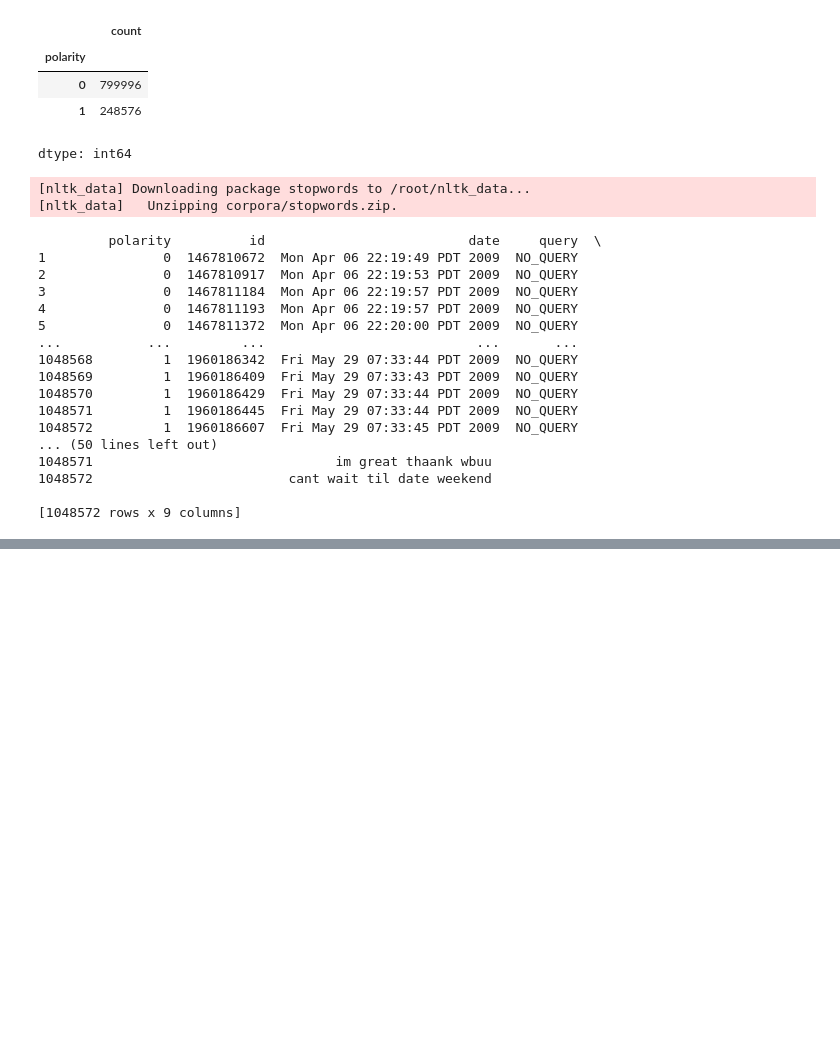
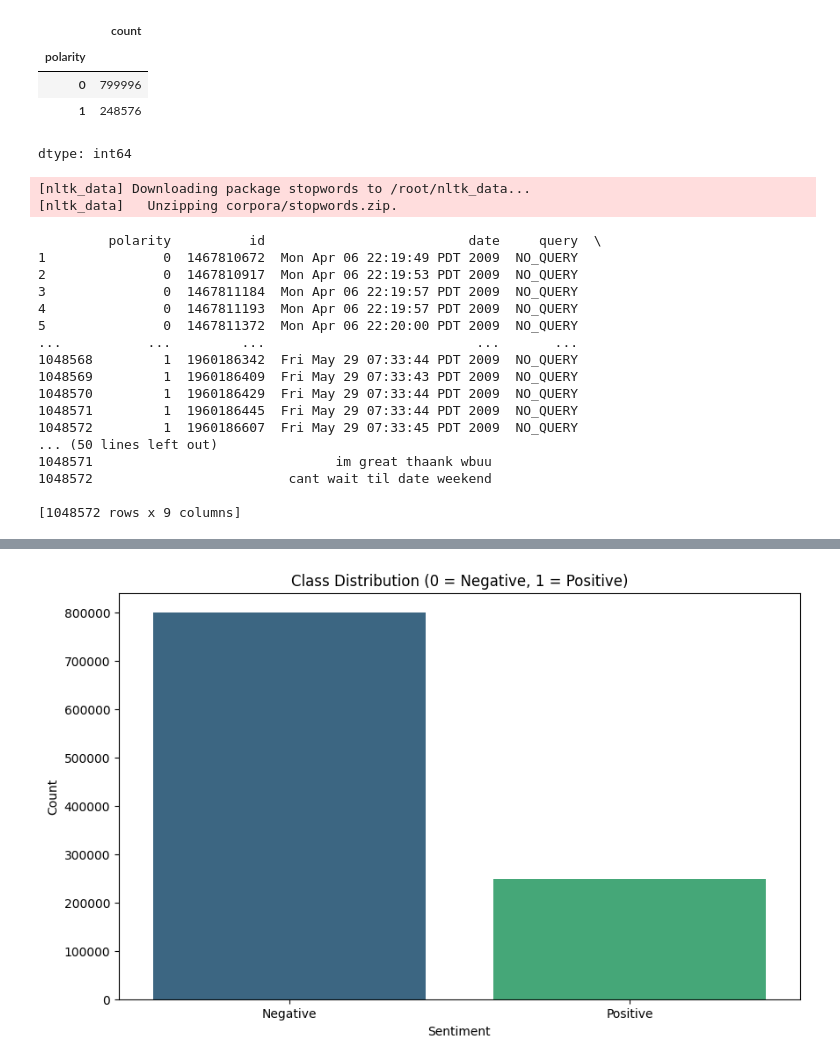
Before and after one commit to ParthKhiriya/Sentiment_Analysis_PRML_Project, a Jupyter notebook: Sentiment_Classification.ipynb, the cells around one changed output, grey strips where cells are left out. Drawn from its saved outputs; the diff is of its cells as text; code cells hidden in the pictures; blank space fills up the shorter version.

```diff
--- a/Sentiment_Classification.ipynb
+++ b/Sentiment_Classification.ipynb
@@ -164,0 +167,86 @@ print(df)
+# %%
+import pandas as pd
+import numpy as np
+import matplotlib.pyplot as plt
+import seaborn as sns
+from wordcloud import WordCloud
+from collections import Counter
+import nltk
+from nltk.corpus import stopwords
+from nltk.util import ngrams
+from itertools import chain
+from builtins import zip
+
+# Create a copy of the existing dataframe for EDA to avoid modifying df
+df_eda = df.copy()
+
+# **1. Class Distribution Visualization**
+plt.figure(figsize=(10, 6))
+sns.countplot(x=df_eda['polarity'], palette="viridis")
+plt.title("Class Distribution (0 = Negative, 1 = Positive)")
+plt.xlabel("Sentiment")
+plt.ylabel("Count")
+plt.xticks(ticks=[0, 1], labels=["Negative", "Positive"])
+plt.show()
+
+# **2. Text Length Distribution**
+df_eda["text_length"] = df_eda["text"].apply(lambda x: len(x.split()))
+plt.figure(figsize=(10, 6))
+sns.histplot(df_eda["text_length"], bins=50, kde=True)
+plt.title("Distribution of Tweet Lengths")
+plt.xlabel("Number of Words")
+plt.ylabel("Frequency")
+plt.show()
+
+# **3. Word Cloud for Positive & Negative Tweets**
+stop_words = set(stopwords.words('english'))
+
+# Function to generate word cloud
+def generate_wordcloud(text, title):
+    plt.figure(figsize=(10, 6))
+    wordcloud = WordCloud(stopwords=stop_words, background_color='white', width=800, height=400).generate(' '.join(text))
+    plt.imshow(wordcloud, interpolation='bilinear')
+    plt.title(title, fontsize=14)
+    plt.axis("off")
+    plt.show()
+
+# Generate word clouds
+generate_wordcloud(df_eda[df_eda['polarity'] == 1]['text'], "Most Common Words in Positive Tweets")
+generate_wordcloud(df_eda[df_eda['polarity'] == 0]['text'], "Most Common Words in Negative Tweets")
+
+# **4. Most Frequent Words**
+def get_top_n_words(text, n=20):
+    words = list(chain(*text.str.split()))
+    words = [word.lower() for word in words if word.isalpha() and word not in stop_words]
+    return Counter(words).most_common(n)
+
+# Plot top words for both classes
+top_words_positive = get_top_n_words(df_eda[df_eda['polarity'] == 1]['text'])
+top_words_negative = get_top_n_words(df_eda[df_eda['polarity'] == 0]['text'])
+
+def plot_top_words(word_freq, title):
+    words, counts = list(zip(*word_freq))
+    plt.figure(figsize=(10, 6))
+    sns.barplot(x=list(counts), y=list(words), palette="magma")
+    plt.title(title)
+    plt.xlabel("Frequency")
+    plt.ylabel("Words")
+    plt.show()
+
+plot_top_words(top_words_positive, "Top 20 Words in Positive Tweets")
+plot_top_words(top_words_negative, "Top 20 Words in Negative Tweets")
+
+# **5. Bi-gram & Tri-gram Analysis**
+def get_top_ngrams(text, n=2, top_n=20):
+    ngram_list = list(chain(*[list(ngrams(tweet.split(), n)) for tweet in text]))
+    ngram_counts = Counter(ngram_list).most_common(top_n)
+    return [(" ".join(ngram), count) for ngram, count in ngram_counts]
+
+# Get top n-grams
+top_bigrams = get_top_ngrams(df_eda['text'], n=2)
+top_trigrams = get_top_ngrams(df_eda['text'], n=3)
+
+# Plot top bi-grams and tri-grams
+plot_top_words(top_bigrams, "Top 20 Bi-grams in Tweets")
+plot_top_words(top_trigrams, "Top 20 Tri-grams in Tweets")
+# %% [output]
@@ -164,0 +256 @@ print(df)
+[figure, added]
```
Also changed, not shown: parts of 16 cells of this notebook.
